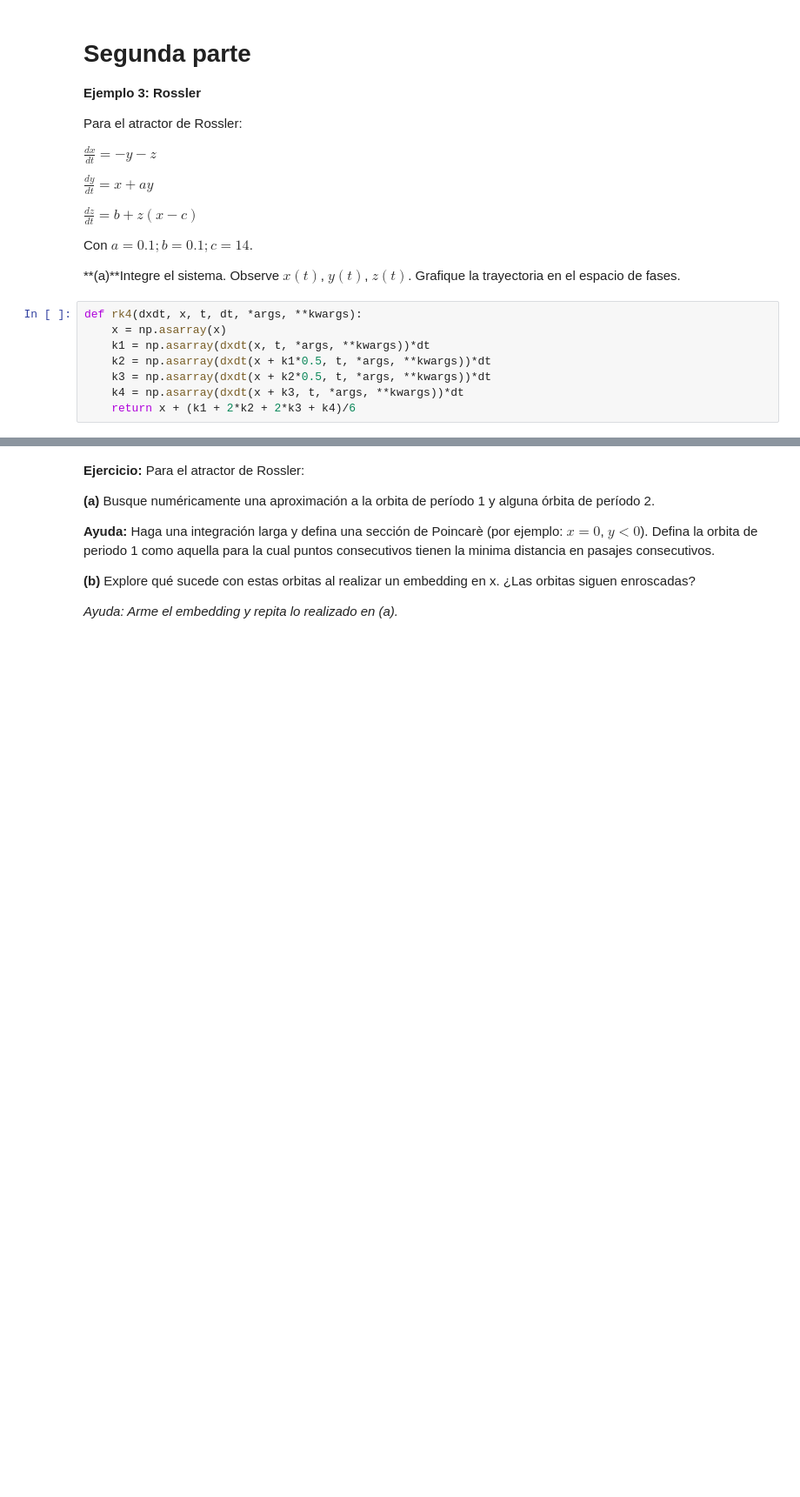
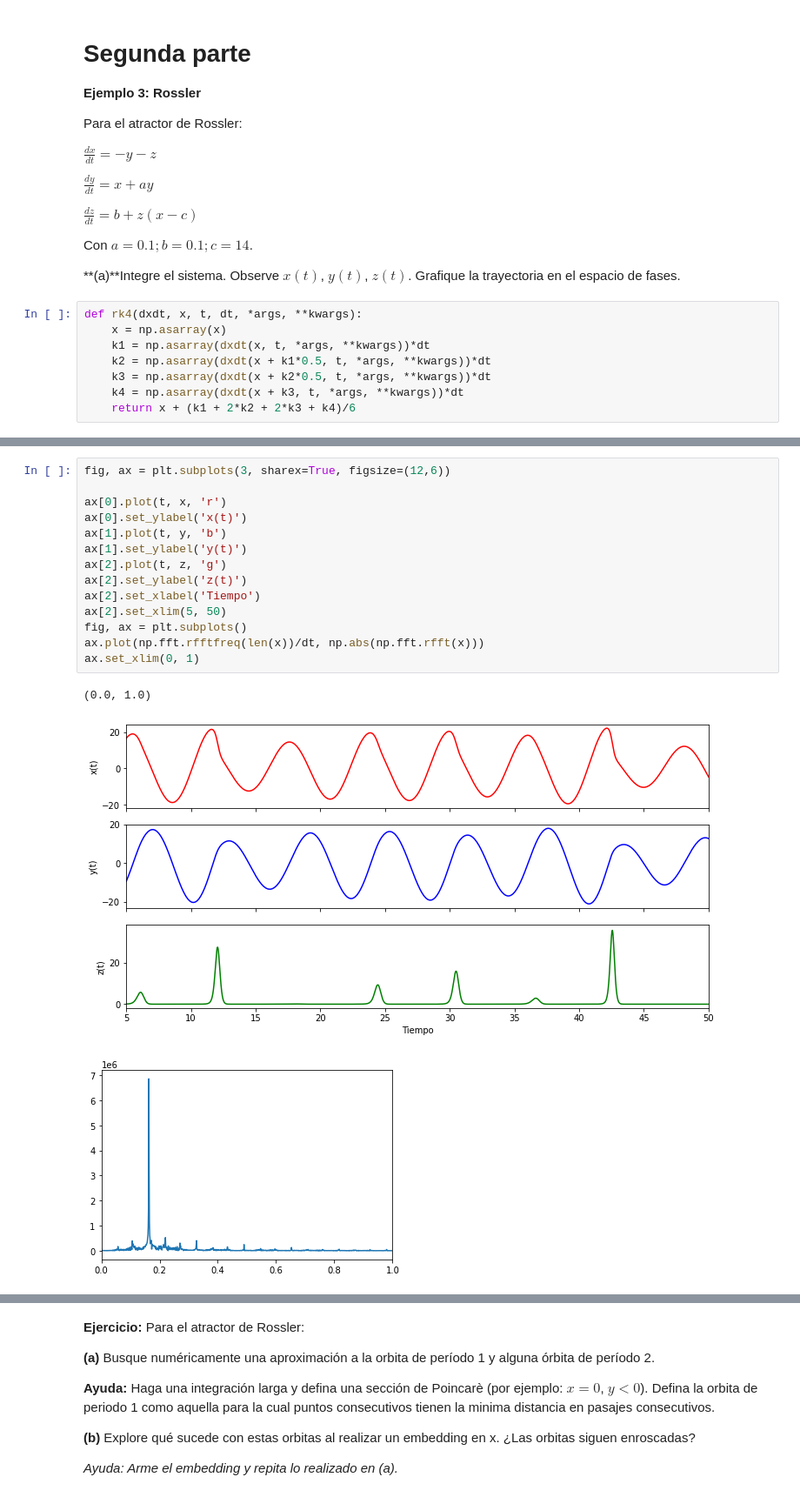
Before and after one commit to jfdoppler/DNL_1c2021, a Jupyter notebook: 06_analisis_series_temporales.ipynb, the cells around one changed output, grey strips where cells are left out. Shown: that part at 87% size. Saved outputs shown, nothing was run; the diff lists cells and outputs as text; blank space fills up the shorter version.

```diff
--- a/06_analisis_series_temporales.ipynb
+++ b/06_analisis_series_temporales.ipynb
@@ -229,3 +216,21 @@ Text(0.5, 0, 'Tiempo')
+# %%
+fig, ax = plt.subplots(3, sharex=True, figsize=(12,6))
+
+ax[0].plot(t, x, 'r')
+ax[0].set_ylabel('x(t)')
+ax[1].plot(t, y, 'b')
+ax[1].set_ylabel('y(t)')
+ax[2].plot(t, z, 'g')
+ax[2].set_ylabel('z(t)')
+ax[2].set_xlabel('Tiempo')
+ax[2].set_xlim(5, 50)
+fig, ax = plt.subplots()
+ax.plot(np.fft.rfftfreq(len(x))/dt, np.abs(np.fft.rfft(x)))
+ax.set_xlim(0, 1)
+# %% [output]
+(0.0, 1.0)
+[figure, added]
+[figure, added]
 # %%
 #Graficamos la trayectoria en el espacio de fases
 fig = plt.figure(figsize=(8,6))
```
Also changed, not shown: parts of 4 cells of this notebook.
